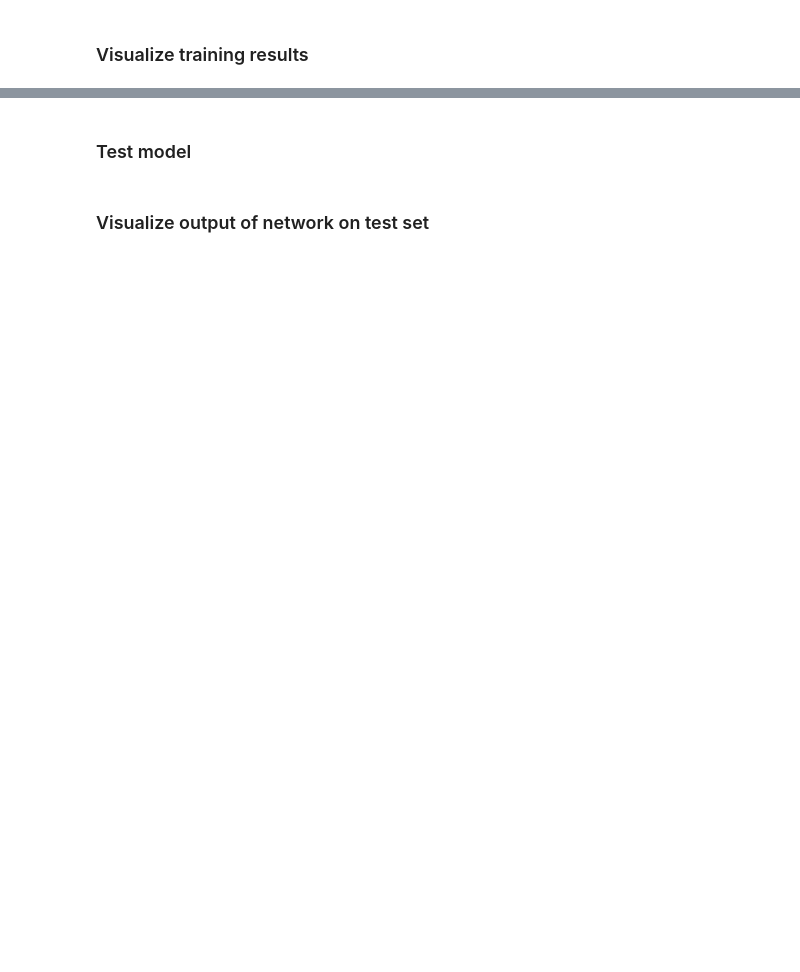
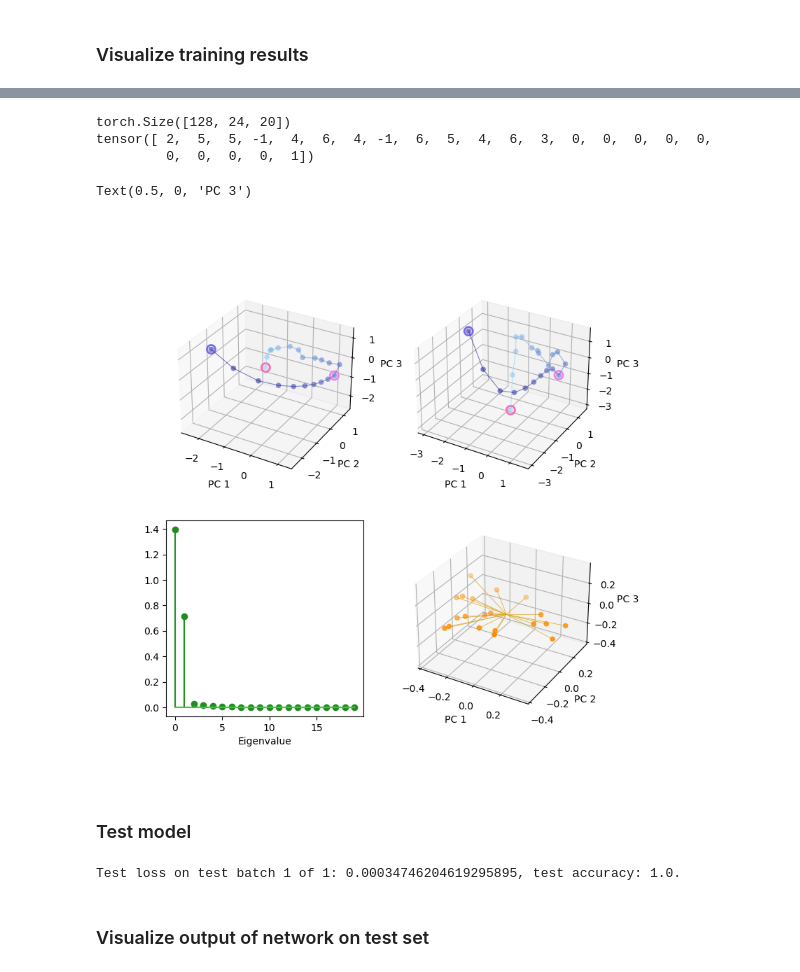
Before and after one commit to jonathan-chien/counting-rnn, a Jupyter notebook: notebooks/beta_00.ipynb, the cells around one changed output, grey strips where cells are left out. Drawn from its saved outputs; the diff is of its cells as text; code cells hidden in the pictures; blank space fills up the shorter version.

```diff
--- a/notebooks/beta_00.ipynb
+++ b/notebooks/beta_00.ipynb
@@ -268,19 +292,20 @@ local_device = torch.device(
 # %% [markdown]
 ### Set model parameters and instantiate
 # %%
-recurrent_network_type = nn.GRU
+rnn_type = nn.GRU
 
 INPUT_TRANSFORM = False
-
 if INPUT_TRANSFORM:
-    input_transform_config = {
+    input_network_config = {
         'layer_sizes' : [transform['ambient_dim'], 50],
         'nonlinearities' : [nn.ReLU()],
         'dropouts' : [None]
     }
-    rnn_input_size = input_transform_config['layer_sizes'][-1]
+    rnn_input_size = input_network_config['layer_sizes'][-1]
 else:
-    input_transform_config = None
+    input_network_config = {
+        'layer_sizes' : None
+    }
     rnn_input_size = transform['ambient_dim']
 
 rnn_config = {
@@ -292,9 +317,9 @@ rnn_config = {
     'bidirectional' : False,
     'device' : None
 }
-if recurrent_network_type is nn.RNN: rnn_config.update({'nonlinearity' : 'tanh'}) # Set nonlinearity if RNN
+if rnn_type is nn.RNN: rnn_config.update({'nonlinearity' : 'tanh'}) # Set nonlinearity if RNN
 
-readout_config = {
+readout_network_config = {
     'layer_sizes' : [rnn_config['hidden_size'], 80, 2],
     'nonlinearities' : [nn.GELU(), None],
     'dropouts' : [nn.Dropout(p=0.5), None]
@@ -302,17 +327,17 @@ readout_config = {
 
 params.update({
     'model' : {
-        'input_transform_config' : input_transform_config,
+        'input_network_config' : input_network_config,
         'rnn_config' : rnn_config,
-        'readout_config' : readout_config
+        'readout_network_config' : readout_network_config
     }
 })
 
 model = AutoRNN(
-    params['model']['input_transform_config'],
+    params['model']['input_network_config'],
     params['model']['rnn_config'],
-    params['model']['readout_config'],
-    network_type=recurrent_network_type,
+    params['model']['readout_network_config'],
+    rnn_type=rnn_type,
     tokens=sequences['train'].transform(
         torch.cat(
             (sequences['train'].special_tokens['count']['token'].unsqueeze(0),
@@ -345,7 +423,7 @@ params.update({
         #     'criterion' : lambda x : torch.mean(torch.diff(x, n=1))
         # },
         'early_stopping_params' : None,
-        'num_epochs' : 2,
+        'num_epochs' : 200,
         'device' : local_device,
         'pack' : True,
     }
@@ -388,10 +486,11 @@ for i_subplot, i_epoch in enumerate(epoch_ind):
 # Here, looking at sequences during training.
 epoch_idx = params['train']['num_epochs']-1
 batch_idx = 7
-batch_seq_idx = 101 # This is within batch, not original seq_idx
+batch_seq_idx = 10 # This is within batch, not original seq_idx
 
 # Get hidden states during training and perform PCA.
 seq_len = training['lengths'][epoch_idx][batch_idx][batch_seq_idx]
+print(training['hidden'][epoch_idx][batch_idx].shape)
 hidden_train = training['hidden'][epoch_idx][batch_idx][batch_seq_idx, :seq_len-1, :] # Minus so that last timepoint is the one on which EOS is output/"predicted"
 train_pcs, train_eigs, train_loadings, train_eigenvecs, train_eigenspectrum \
     = pca(hidden_train, 3)
@@ -445,33 +544,39 @@ for k in [0, 1]:
 axs_4[1, 0].remove()
 axs_4[1, 0] = fig_4.add_subplot(2, 2, 3)
 axs_4[1, 0].stem(
     train_eigenspectrum,
     linefmt='forestgreen',
     markerfmt='forestgreen',
     basefmt='limegreen'
 )
 axs_4[1, 0].set_xlabel('Eigenvalue')
 
 # Plot loadings (with variance).
 axs_4[1, 1].remove()
 axs_4[1, 1] = fig_4.add_subplot(2, 2, 4, projection='3d')
 axs_4[1, 1].scatter(
     train_loadings[:, 0], train_loadings[:, 1], train_loadings[:, 2],
     color='darkorange'
 )
 for i_neuron in range(train_loadings.shape[0]):
     axs_4[1, 1].plot(
         [0, train_loadings[i_neuron, 0]],
         [0, train_loadings[i_neuron, 1]],
         [0, train_loadings[i_neuron, 2]],
         linewidth=0.5, alpha=1.0, color='goldenrod'
     )
 axs_4[1, 1].set_xlim([train_loadings.min(), train_loadings.max()])
 axs_4[1, 1].set_ylim([train_loadings.min(), train_loadings.max()])
 axs_4[1, 1].set_zlim([train_loadings.min(), train_loadings.max()])
 axs_4[1, 1].set_xlabel('PC 1')
 axs_4[1, 1].set_ylabel('PC 2')
 axs_4[1, 1].set_zlabel('PC 3')
+# %% [output]
+torch.Size([128, 24, 20])
+tensor([ 2,  5,  5, -1,  4,  6,  4, -1,  6,  5,  4,  6,  3,  0,  0,  0,  0,  0,
+         0,  0,  0,  0,  1])
+Text(0.5, 0, 'PC 3')
+[figure, added]
 # %% [markdown]
 ### Test model
 # %%
@@ -511,6 +616,8 @@ print(
     f"Test loss on test batch {batch_idx+1} of {len(testing['performance'])}: {testing['mean_loss']}, "
     f"test accuracy: {testing['performance'][batch_idx][criterion_idx][0]}."
 )
+# %% [output]
+Test loss on test batch 1 of 1: 0.00034746204619295895, test accuracy: 1.0.
 # %% [markdown]
 ### Visualize output of network on test set
 # %%
```
Also changed, not shown: parts of 12 cells of this notebook.
